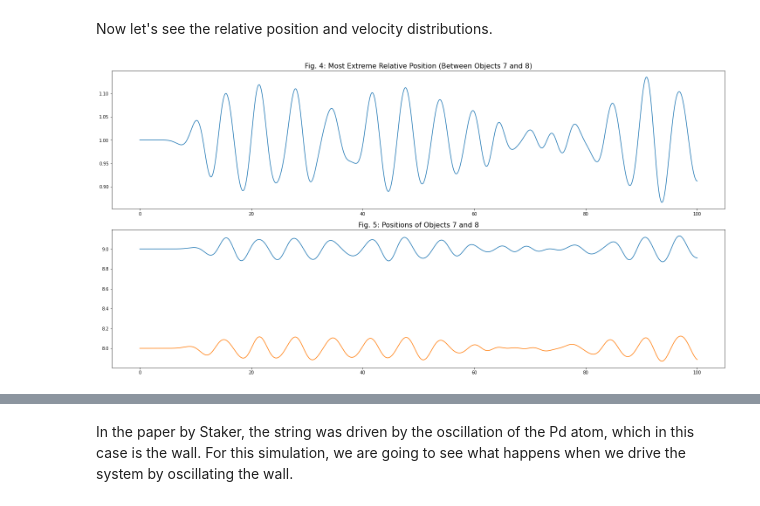
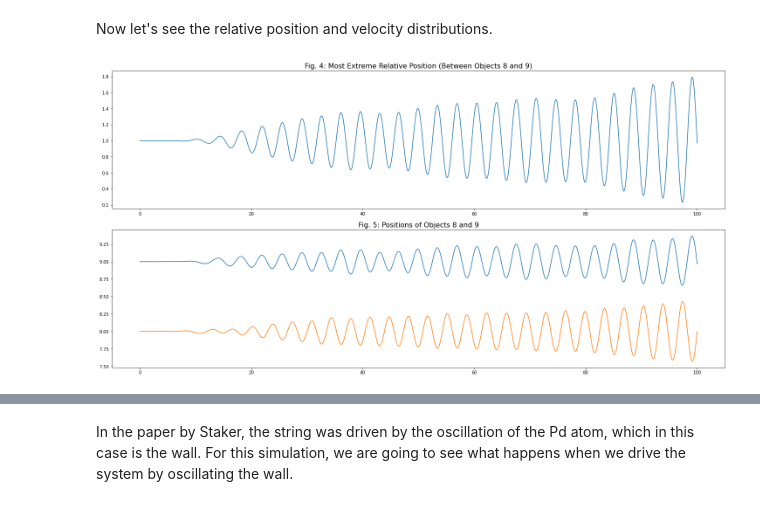
Before and after one commit to project-ida/phonons, a Jupyter notebook: Strings Part 2.ipynb, the cells around one changed output, grey strips where cells are left out. Drawn from its saved outputs; the diff is of its cells as text; code cells hidden in the pictures.

```diff
--- a/Strings Part 2.ipynb
+++ b/Strings Part 2.ipynb
@@ -169,8 +169,8 @@ mass = 5
 k = 5
 gamma = 0
 
-A = 0.3
-omega = 1
+A = 0.5
+omega = 1.8
 phi = 0
 
 objects = []
@@ -335,17 +335,17 @@ Now let's see the relative position and velocity distributions.
 # %%
 graph = np.argmin(min_pos)
 fig, axs = plt.subplots(2, 1, sharey = False, figsize = (20, 10), constrained_layout=True)
 axs[0].set_title(figLabel(figNum) + "Most Extreme Relative Position (Between Objects " + str(graph) + " and " + str(graph + 1) + ")", fontsize = 16)
 figNum += 1
 
 axs[0].plot(time, rel_pos[graph])
 axs[1].set_title(figLabel(figNum) + "Positions of Objects " + str(graph) + " and " + str(graph + 1), fontsize = 16)
 figNum += 1
-axs[1].plot(time, objects[graph + 2].xhistory)
 axs[1].plot(time, objects[graph + 1].xhistory)
+axs[1].plot(time, objects[graph].xhistory)
 plt.show()
 # %% [output]
-[figure, old version]
+[figure, new version]
 # %%
 graph = np.argmax(max_vel)
 fig, axs = plt.subplots(2, 1, sharey = False, figsize = (20, 10), constrained_layout = True)
```
Also changed, not shown: parts of 5 cells of this notebook.
